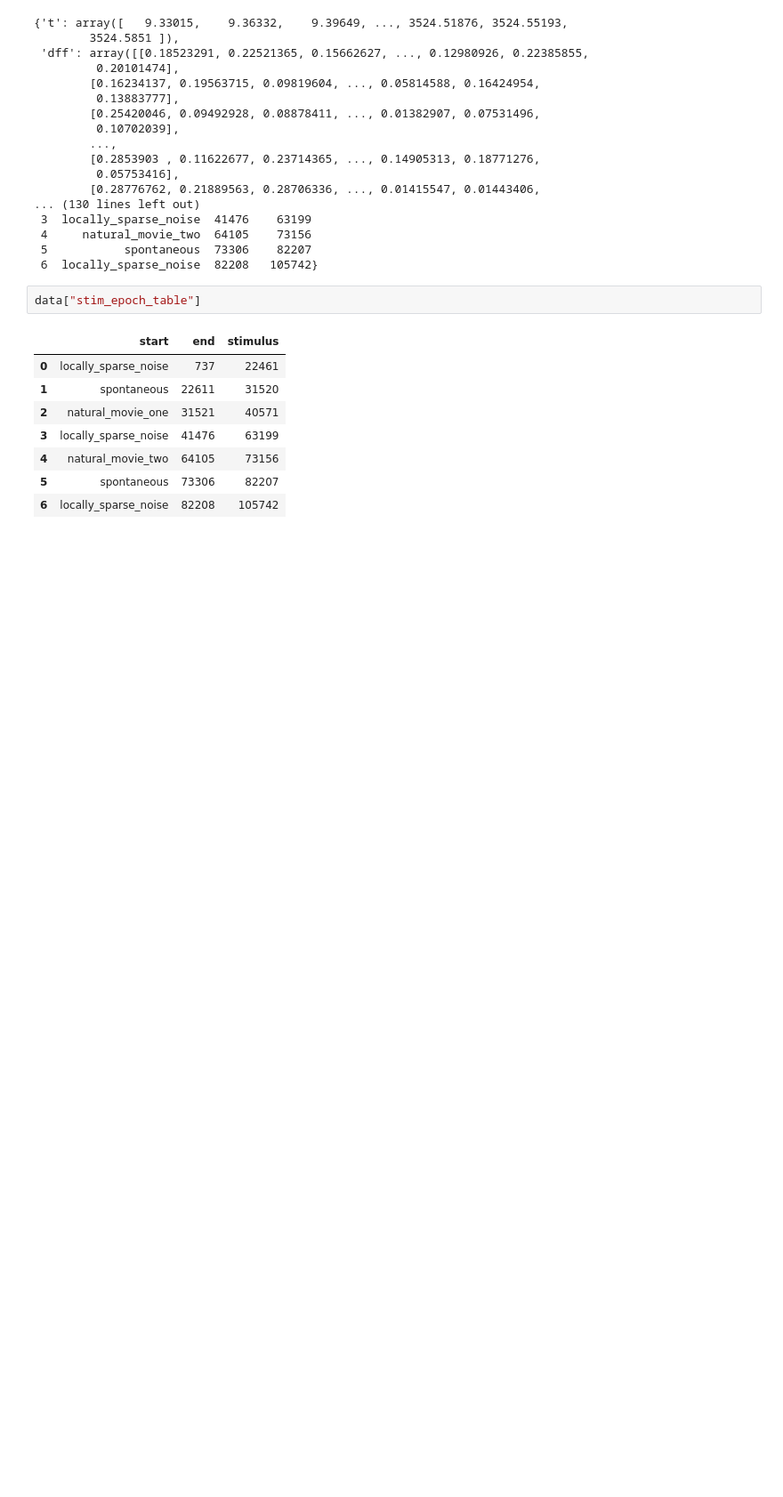
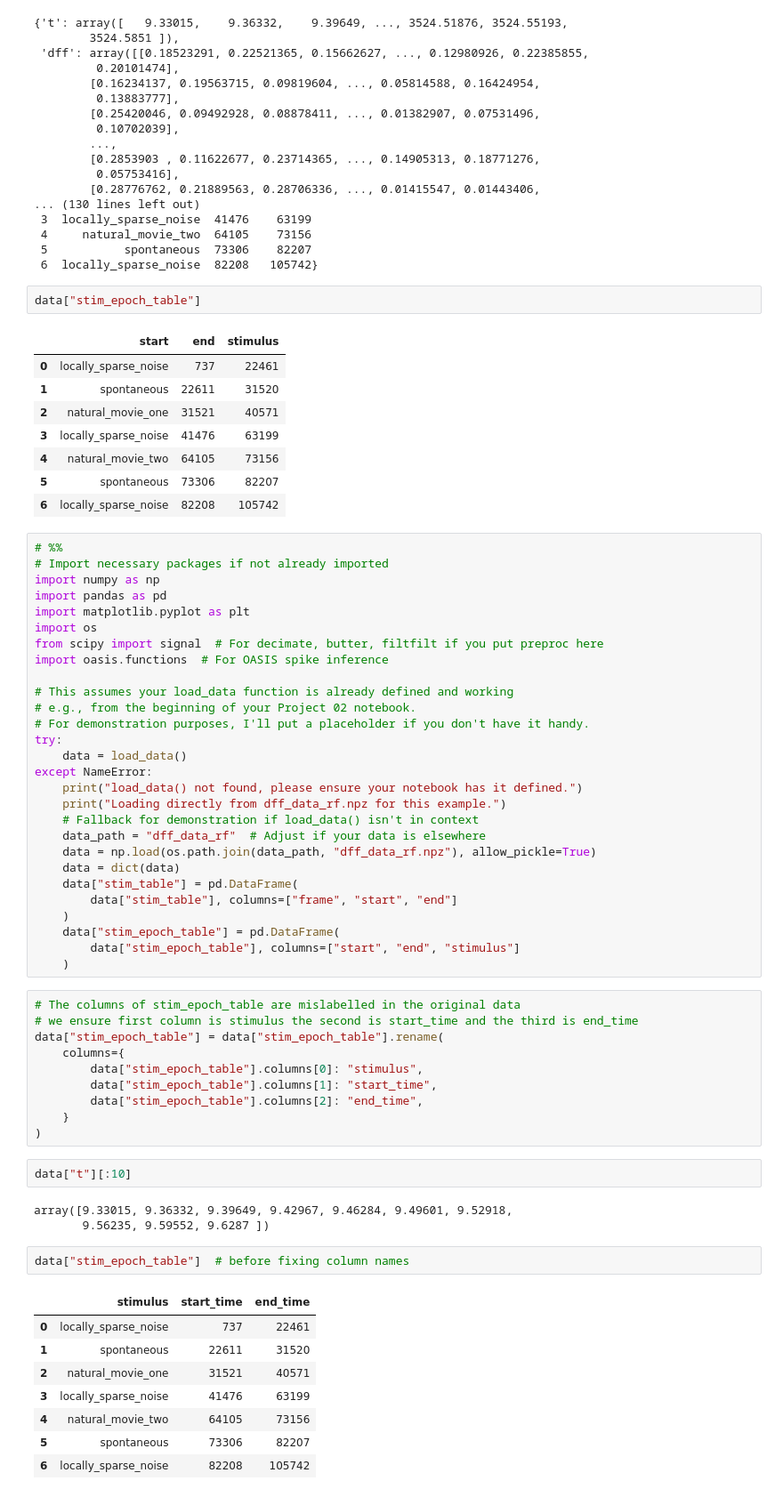
Before and after one commit to ak-andreas/nds-final-project-summer25, a Jupyter notebook: practical02.ipynb, the cells around one changed output. Shown at 89% size. Cells and saved outputs as stored; diff of their text form; blank space fills up the shorter version.

```diff
--- a/practical02.ipynb
+++ b/practical02.ipynb
@@ -345,3 +345,57 @@ data["stim_epoch_table"]
 | 4 | natural_movie_two | 64105 | 73156 |
 | 5 | spontaneous | 73306 | 82207 |
 | 6 | locally_sparse_noise | 82208 | 105742 |
+# %%
+# %%
+# Import necessary packages if not already imported
+import numpy as np
+import pandas as pd
+import matplotlib.pyplot as plt
+import os
+from scipy import signal  # For decimate, butter, filtfilt if you put preproc here
+import oasis.functions  # For OASIS spike inference
+
+# This assumes your load_data function is already defined and working
+# e.g., from the beginning of your Project 02 notebook.
+# For demonstration purposes, I'll put a placeholder if you don't have it handy.
+try:
+    data = load_data()
+except NameError:
+    print("load_data() not found, please ensure your notebook has it defined.")
+    print("Loading directly from dff_data_rf.npz for this example.")
+    # Fallback for demonstration if load_data() isn't in context
+    data_path = "dff_data_rf"  # Adjust if your data is elsewhere
+    data = np.load(os.path.join(data_path, "dff_data_rf.npz"), allow_pickle=True)
+    data = dict(data)
+    data["stim_table"] = pd.DataFrame(
+        data["stim_table"], columns=["frame", "start", "end"]
+    )
+    data["stim_epoch_table"] = pd.DataFrame(
+        data["stim_epoch_table"], columns=["start", "end", "stimulus"]
+    )
+# %%
+# The columns of stim_epoch_table are mislabelled in the original data
+# we ensure first column is stimulus the second is start_time and the third is end_time
+data["stim_epoch_table"] = data["stim_epoch_table"].rename(
+    columns={
+        data["stim_epoch_table"].columns[0]: "stimulus",
+        data["stim_epoch_table"].columns[1]: "start_time",
+        data["stim_epoch_table"].columns[2]: "end_time",
+    }
+)
+# %%
+data["t"][:10]
+# %% [output]
+array([9.33015, 9.36332, 9.39649, 9.42967, 9.46284, 9.49601, 9.52918,
+       9.56235, 9.59552, 9.6287 ])
+# %%
+data["stim_epoch_table"]  # before fixing column names
+# %% [output]
+|  | stimulus | start_time | end_time |
+| 0 | locally_sparse_noise | 737 | 22461 |
+| 1 | spontaneous | 22611 | 31520 |
+| 2 | natural_movie_one | 31521 | 40571 |
+| 3 | locally_sparse_noise | 41476 | 63199 |
+| 4 | natural_movie_two | 64105 | 73156 |
+| 5 | spontaneous | 73306 | 82207 |
+| 6 | locally_sparse_noise | 82208 | 105742 |
```
Also changed, not shown: parts of 9 cells of this notebook.
